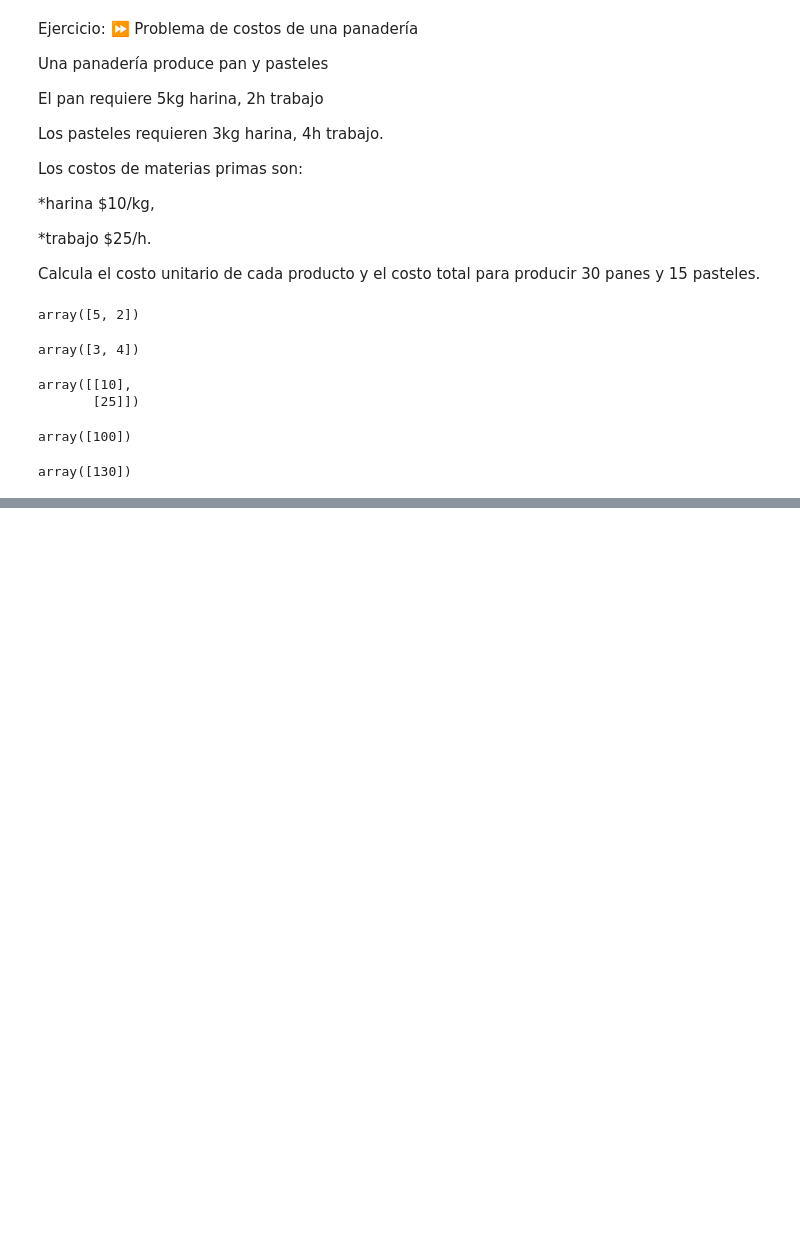
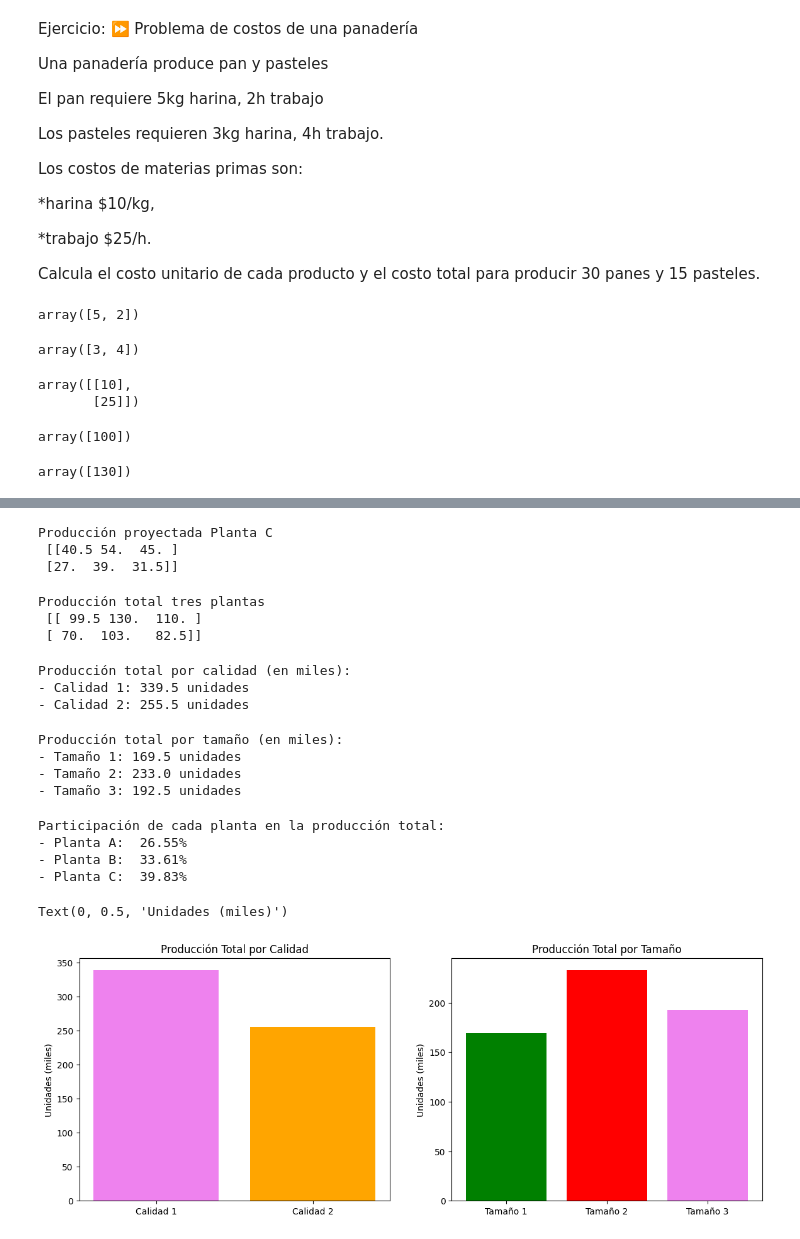
Before and after one commit to ibarra-fernando/Laboratorio-de-metodos-Cuantitativos-Aplicados-a-la-gestion, a Jupyter notebook: notebooks/Practicas/practica_01.ipynb, the cells around one changed output, grey strips where cells are left out. Drawn from its saved outputs; the diff is of its cells as text; code cells hidden in the pictures; blank space fills up the shorter version.

```diff
--- a/notebooks/Practicas/practica_01.ipynb
+++ b/notebooks/Practicas/practica_01.ipynb
@@ -157,0 +215,73 @@ El costo total de fabricar 30 panes y 15 pasteles es: $4950
+# %%
+# Calculamos la produccion para la planta C
+produccion_planta_C = 1.5 * produccion_planta_A
+print("Producción proyectada Planta C\n", produccion_planta_C)
+# %% [output]
+Producción proyectada Planta C
+ [[40.5 54.  45. ]
+ [27.  39.  31.5]]
+# %%
+# Sumamos la producción de las 3 plantas
+produccion_total_tres_plantas = produccion_planta_A + produccion_planta_B + produccion_planta_C
+print("Producción total tres plantas\n", produccion_total_tres_plantas)
+# %% [output]
+Producción total tres plantas
+ [[ 99.5 130.  110. ]
+ [ 70.  103.   82.5]]
+# %%
+# 1. Producción total por calidad
+total_calidad = np.sum(produccion_total_tres_plantas,axis = 1)
+print(f"Producción total por calidad (en miles):")
+print(f"- Calidad 1: {total_calidad[0]} unidades")
+print(f"- Calidad 2: {total_calidad[1]} unidades")
+# %% [output]
+Producción total por calidad (en miles):
+- Calidad 1: 339.5 unidades
+- Calidad 2: 255.5 unidades
+# %%
+# 2. Producción total por tamaño
+total_tamano = np.sum(produccion_total_tres_plantas, axis = 0)
+print("Producción total por tamaño (en miles):")
+print(f"- Tamaño 1: {total_tamano[0]} unidades")
+print(f"- Tamaño 2: {total_tamano[1]} unidades")
+print(f"- Tamaño 3: {total_tamano[2]} unidades")
+# %% [output]
+Producción total por tamaño (en miles):
+- Tamaño 1: 169.5 unidades
+- Tamaño 2: 233.0 unidades
+- Tamaño 3: 192.5 unidades
+# %%
+# 3. Porcentaje de cada planta en producción total
+porcentaje_A = np.sum(produccion_planta_A) / np.sum(produccion_total_tres_plantas) * 100
+porcentaje_B = np.sum(produccion_planta_B) / np.sum(produccion_total_tres_plantas) * 100
+porcentaje_C = np.sum(produccion_planta_C) / np.sum(produccion_total_tres_plantas) * 100
+
+print("Participación de cada planta en la producción total:")
+print(f"- Planta A: {porcentaje_A: .2f}%")
+print(f"- Planta B: {porcentaje_B: .2f}%")
+print(f"- Planta C: {porcentaje_C: .2f}%")
+# %% [output]
+Participación de cada planta en la producción total:
+- Planta A:  26.55%
+- Planta B:  33.61%
+- Planta C:  39.83%
+# %%
+# Podemos visualizar los resultados con gráficos sencillos de barras
+# Importamos la librería que nos permite graficar
+import matplotlib.pyplot as plt
+fig, (ax1, ax2) = plt.subplots(1, 2, figsize=(14, 5))
+
+#Gráfico 1: Producción por calidad
+calidades = ['Calidad 1', 'Calidad 2']
+ax1.bar(calidades, total_calidad,color = ['violet', 'orange'])
+ax1.set_title('Producción Total por Calidad')
+ax1.set_ylabel('Unidades (miles)')
+
+#Gráfico 2: Producción por tamaño
+tamanos = ['Tamaño 1', 'Tamaño 2', 'Tamaño 3']
+ax2.bar(tamanos, total_tamano,color = ['green', 'red','violet'])
+ax2.set_title('Producción Total por Tamaño')
+ax2.set_ylabel('Unidades (miles)')
+# %% [output]
+Text(0, 0.5, 'Unidades (miles)')
+[figure, added]
```
Also changed, not shown: parts of 11 cells of this notebook.
